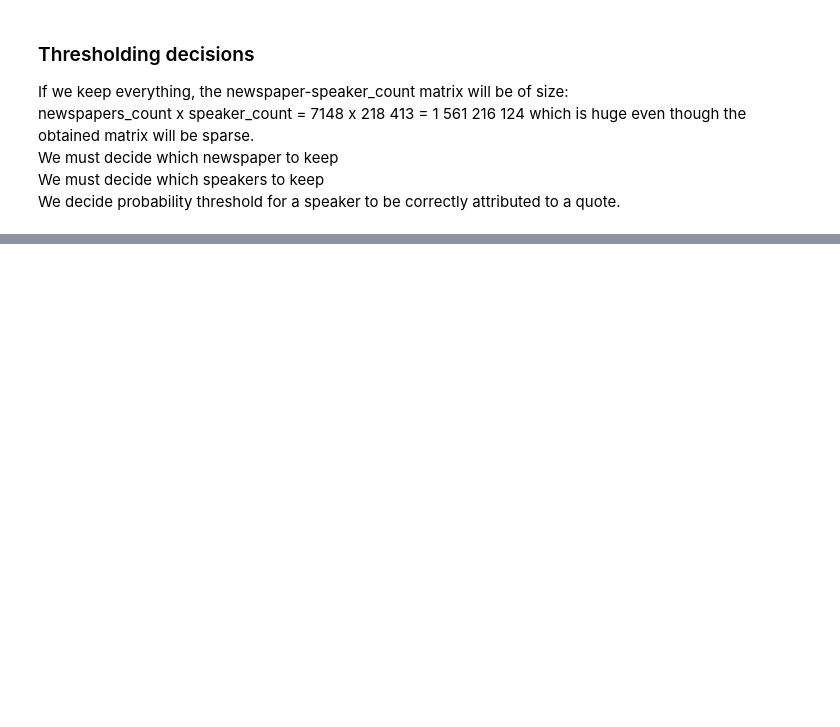
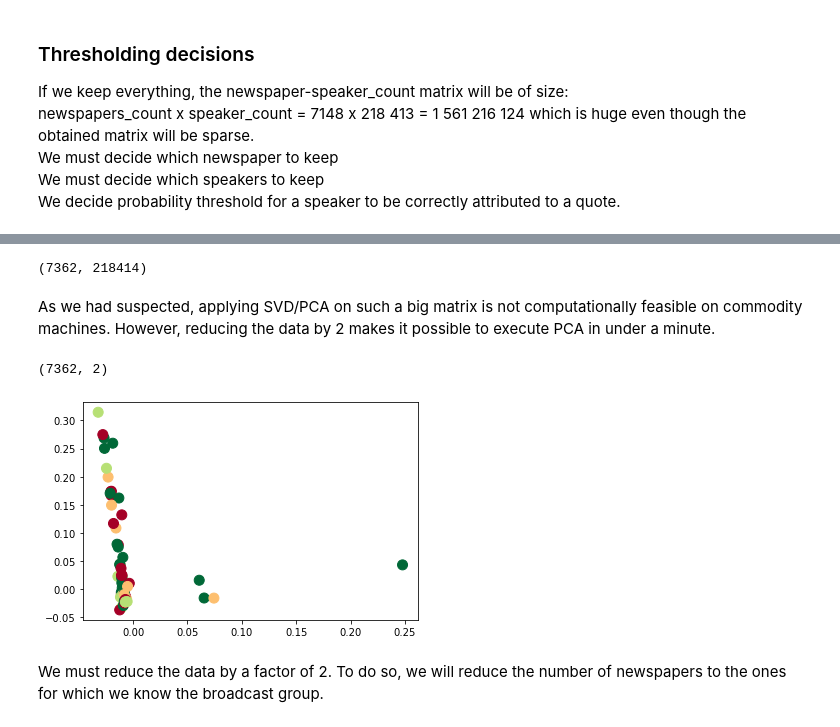
Before and after one commit to epfl-ada/ada-2021-project-mahj, a Jupyter notebook: Newspaper_speaker_statistics.ipynb, the cells around one changed output, grey strips where cells are left out. Saved outputs shown, nothing was run; the diff lists cells and outputs as text; code cells hidden in the pictures; blank space fills up the shorter version.

```diff
--- a/Newspaper_speaker_statistics.ipynb
+++ b/Newspaper_speaker_statistics.ipynb
@@ -147,0 +155,37 @@ We decide probability threshold for a speaker to be correctly attributed to a qu
+# %%
+newspaper_speaker_tfidf = sparse.load_npz(FILE_NEWSPAPER_SPEAKER_TFIDF)
+X = newspaper_speaker_tfidf.toarray()
+X.shape
+# %% [output]
+(7362, 218414)
+# %% [markdown]
+As we had suspected, applying SVD/PCA on such a big matrix is not computationally feasible on commodity machines. However, reducing the data by 2 makes it possible to execute PCA in under a minute.
+# %%
+X_red = X[:,:int(X.shape[1]/2)]
+# %%
+pca = PCA(n_components=2)
+Xpca = pca.fit_transform(X_red)
+# %%
+Xpca.shape
+# %% [output]
+(7362, 2)
+# %%
+def plot_PCA(PCA_matrix):
+
+    #nytimes:4518, cnn:1276, cnbc:1272, foxnews:2302, indiatimes: 2954
+    #indices = [4518,1276,1272,2302,2954,0,1,2,3,4,5,6,7]
+    indices = range(100)
+    x = Xpca[indices,0]
+    y = Xpca[indices,1]
+
+    c = np.random.randint(1,5,size=x.shape[0])
+
+    norm = plt.Normalize(1,4)
+    cmap = plt.cm.RdYlGn
+
+    plt.scatter(x,y,c=c, s=100, cmap=cmap, norm=norm)
+    plt.plot()
+# %%
+plot_PCA(Xpca)
+# %% [output]
+[figure, added]
@@ -147,0 +195,2 @@ We decide probability threshold for a speaker to be correctly attributed to a qu
+# %% [markdown]
+We must reduce the data by a factor of 2. To do so, we will reduce the number of newspapers to the ones for which we know the broadcast group.
```
Also changed, not shown: parts of 3 cells of this notebook, 1 other file.
